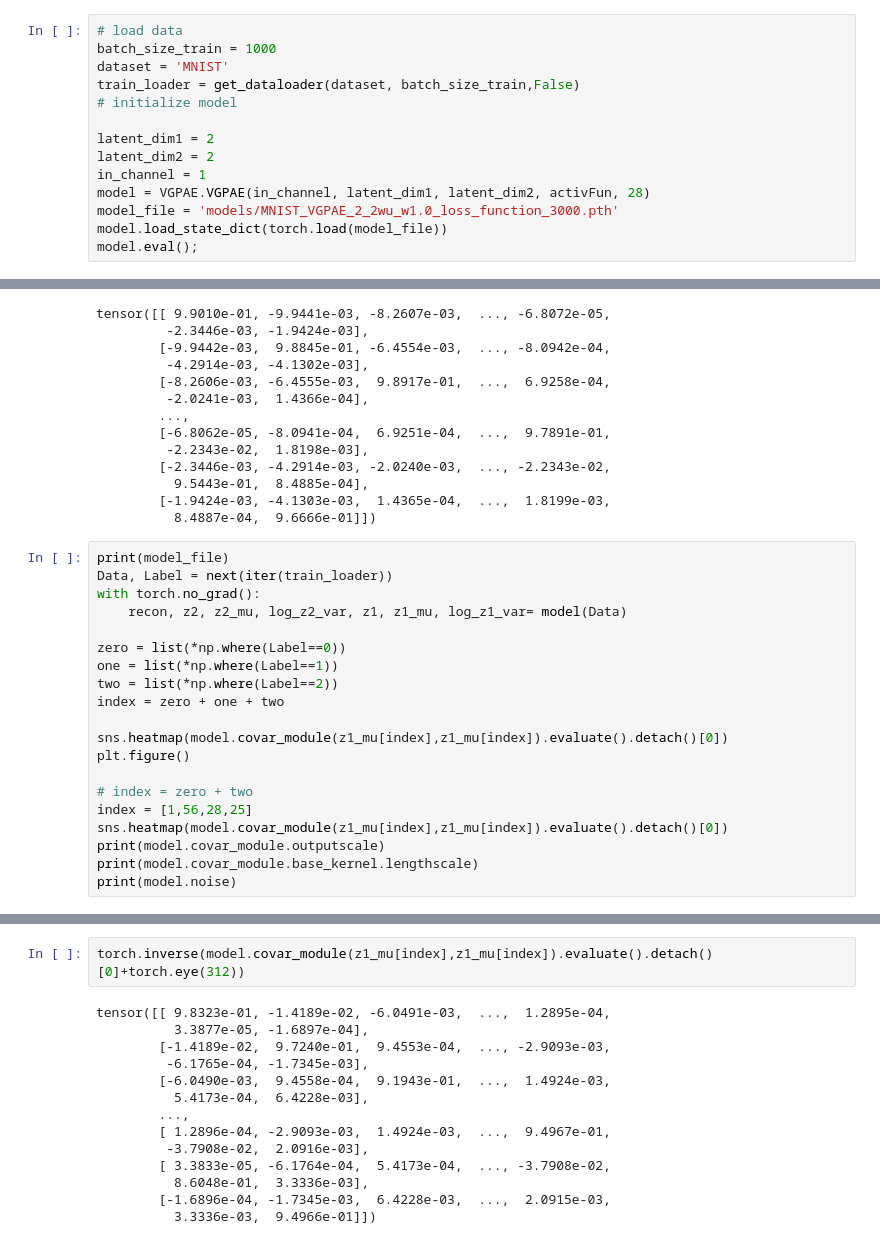
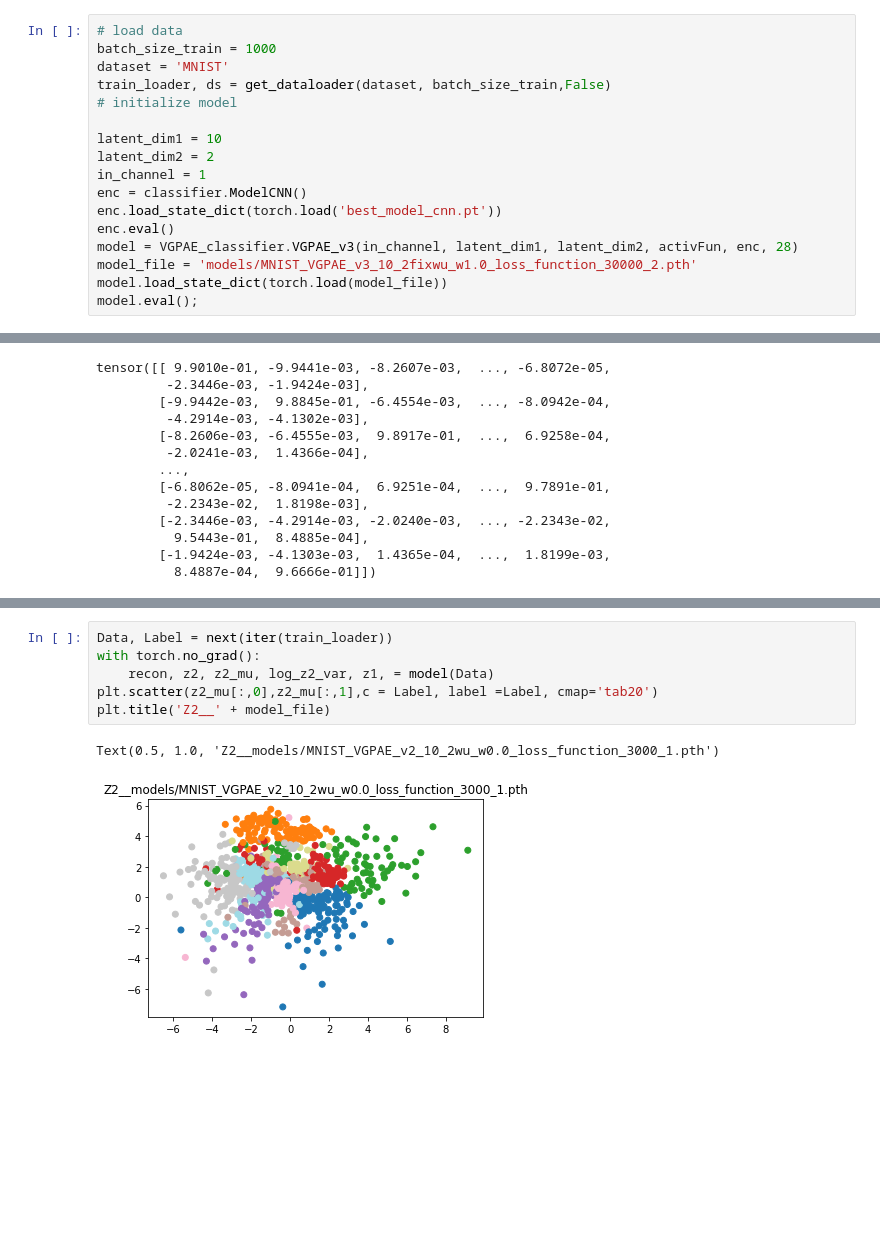
Before and after one commit to XiaoranHao/VGPAE, a Jupyter notebook: MNIST.ipynb, the cells around one changed output, grey strips where cells are left out. Cells and saved outputs as stored; diff of their text form; blank space fills up the shorter version.

Commit message:
classifier

```diff
--- a/MNIST.ipynb
+++ b/MNIST.ipynb
@@ -23,14 +22,17 @@ classes = [str(i) for i in range(1,10)]
 # load data
 batch_size_train = 1000
 dataset = 'MNIST'
-train_loader = get_dataloader(dataset, batch_size_train,False)
+train_loader, ds = get_dataloader(dataset, batch_size_train,False)
 # initialize model
 
-latent_dim1 = 2
+latent_dim1 = 10
 latent_dim2 = 2
 in_channel = 1
-model = VGPAE.VGPAE(in_channel, latent_dim1, latent_dim2, activFun, 28)
-model_file = 'models/MNIST_VGPAE_2_2wu_w1.0_loss_function_3000.pth'
+enc = classifier.ModelCNN()
+enc.load_state_dict(torch.load('best_model_cnn.pt'))
+enc.eval()
+model = VGPAE_classifier.VGPAE_v3(in_channel, latent_dim1, latent_dim2, activFun, enc, 28)
+model_file = 'models/MNIST_VGPAE_v3_10_2fixwu_w1.0_loss_function_30000_2.pth'
 model.load_state_dict(torch.load(model_file))
 model.eval();
 # %%
@@ -348,23 +350,3 @@ tensor([[ 9.9010e-01, -9.9441e-03, -8.2607e-03,  ..., -6.8072e-05,
           9.5443e-01,  8.4885e-04],
         [-1.9424e-03, -4.1303e-03,  1.4365e-04,  ...,  1.8199e-03,
           8.4887e-04,  9.6666e-01]])
-# %%
-print(model_file)
-Data, Label = next(iter(train_loader))
-with torch.no_grad():
-    recon, z2, z2_mu, log_z2_var, z1, z1_mu, log_z1_var= model(Data)
-
-zero = list(*np.where(Label==0))
-one = list(*np.where(Label==1))
-two = list(*np.where(Label==2))
-index = zero + one + two
-
-sns.heatmap(model.covar_module(z1_mu[index],z1_mu[index]).evaluate().detach()[0])
-plt.figure()
-
-# index = zero + two
-index = [1,56,28,25]
-sns.heatmap(model.covar_module(z1_mu[index],z1_mu[index]).evaluate().detach()[0])
-print(model.covar_module.outputscale)
-print(model.covar_module.base_kernel.lengthscale)
-print(model.noise)
@@ -404,16 +353,9 @@ z2_var_mean:[0.006  0.0066 0.0053 0.0087 0.0055], z2_var_var:[1.1948e-05 8.6345e
-# %%
-torch.inverse(model.covar_module(z1_mu[index],z1_mu[index]).evaluate().detach()[0]+torch.eye(312))
-# %% [output]
-tensor([[ 9.8323e-01, -1.4189e-02, -6.0491e-03,  ...,  1.2895e-04,
-          3.3877e-05, -1.6897e-04],
-        [-1.4189e-02,  9.7240e-01,  9.4553e-04,  ..., -2.9093e-03,
-         -6.1765e-04, -1.7345e-03],
-        [-6.0490e-03,  9.4558e-04,  9.1943e-01,  ...,  1.4924e-03,
-          5.4173e-04,  6.4228e-03],
-        ...,
-        [ 1.2896e-04, -2.9093e-03,  1.4924e-03,  ...,  9.4967e-01,
-         -3.7908e-02,  2.0916e-03],
-        [ 3.3833e-05, -6.1764e-04,  5.4173e-04,  ..., -3.7908e-02,
-          8.6048e-01,  3.3336e-03],
-        [-1.6896e-04, -1.7345e-03,  6.4228e-03,  ...,  2.0915e-03,
-          3.3336e-03,  9.4966e-01]])
+# %%
+Data, Label = next(iter(train_loader))
+with torch.no_grad():
+    recon, z2, z2_mu, log_z2_var, z1, = model(Data)
+plt.scatter(z2_mu[:,0],z2_mu[:,1],c = Label, label =Label, cmap='tab20')
+plt.title('Z2__' + model_file)
+# %% [output]
+Text(0.5, 1.0, 'Z2__models/MNIST_VGPAE_v2_10_2wu_w0.0_loss_function_3000_1.pth')
+[figure, added]
```
Also changed, not shown: parts of 26 cells of this notebook, 6 other files.
